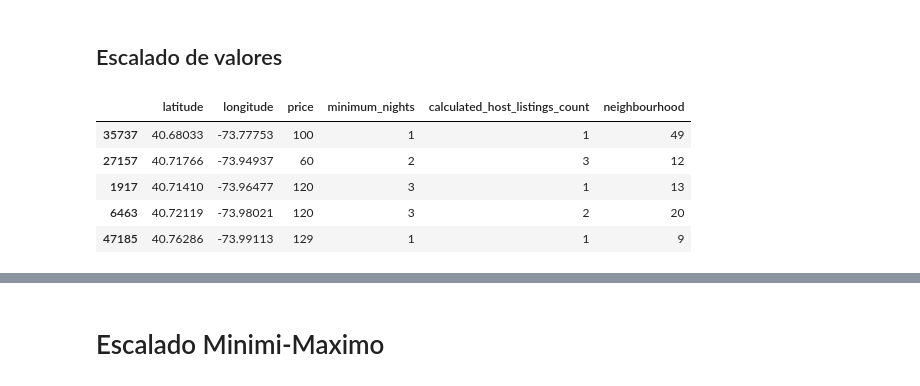
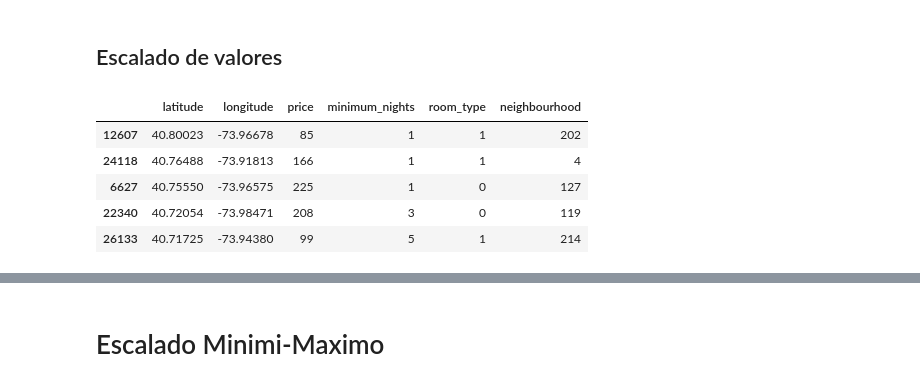
Before and after one commit to 4GeeksAcademy/aliasys-intro-ml, a Jupyter notebook: src/airbnbmarchine.ipynb, the cells around one changed output, grey strips where cells are left out. Cells and saved outputs as stored; diff of their text form; code cells hidden in the pictures.

```diff
--- a/src/airbnbmarchine.ipynb
+++ b/src/airbnbmarchine.ipynb
@@ -464,3 +449,0 @@ mensaje
-# %%
-total_data = total_data[(total_data["number_of_reviews"]> 0) & (total_data["number_of_reviews"] < upper_number_of_reviews)]
-total_data
@@ -564,3 +507,0 @@ mensaje
-# %%
-total_data = total_data[(total_data["reviews_per_month"] > 0) & (total_data["reviews_per_month"] < upper_reviews_per_month)]
-total_data
@@ -681,7 +629,3 @@ availability_365                  0
 dtype: int64
 # %% [markdown]
 # Inferencia de nuevas características
-# %%
-total_data["neighbourhood"] = total_data["neighbourhood_group_num"] + total_data["room_type_num"] + total_data["neighbourhood_num"]
-# Mostramos las primeras filas del DataFrame final
-total_data.head()
@@ -699,0 +632,5 @@ See the caveats in the documentation: https://pandas.pydata.org/pandas-docs/stab
+# %%
+# Eleminamos las columnas que no nos dan informacion relevante a lo que nosotros bucamos
+total_data = total_data.drop(['neighbourhood_group', 'calculated_host_listings_count'], axis=1)
+
+total_data
@@ -700,19 +658,19 @@ See the caveats in the documentation: https://pandas.pydata.org/pandas-docs/stab
 # %% [markdown]
 ## Escalado de valores
 # %%
-num_variables = ["latitude", "longitude", "price", "minimum_nights", "calculated_host_listings_count", "neighbourhood"]
+num_variables = ["latitude", "longitude", "price", "minimum_nights", "room_type", "neighbourhood"]
 
 # Dividimos el conjunto de datos en muestras de train y test
 X = total_data.drop("host_id", axis = 1)[num_variables]
 y = total_data["host_id"]
 
 X_train, X_test, y_train, y_test = train_test_split(X, y, test_size = 0.2, random_state = 42)
 
 X_train.head()
 # %% [output]
-|  | latitude | longitude | price | minimum_nights | calculated_host_listings_count | neighbourhood |
-| 35737 | 40.68033 | -73.77753 | 100 | 1 | 1 | 49 |
-| 27157 | 40.71766 | -73.94937 | 60 | 2 | 3 | 12 |
-| 1917 | 40.71410 | -73.96477 | 120 | 3 | 1 | 13 |
-| 6463 | 40.72119 | -73.98021 | 120 | 3 | 2 | 20 |
-| 47185 | 40.76286 | -73.99113 | 129 | 1 | 1 | 9 |
+|  | latitude | longitude | price | minimum_nights | room_type | neighbourhood |
+| 12607 | 40.80023 | -73.96678 | 85 | 1 | 1 | 202 |
+| 24118 | 40.76488 | -73.91813 | 166 | 1 | 1 | 4 |
+| 6627 | 40.75550 | -73.96575 | 225 | 1 | 0 | 127 |
+| 22340 | 40.72054 | -73.98471 | 208 | 3 | 0 | 119 |
+| 26133 | 40.71725 | -73.94380 | 99 | 5 | 1 | 214 |
```
Also changed, not shown: parts of 76 cells of this notebook, 9 other files.
